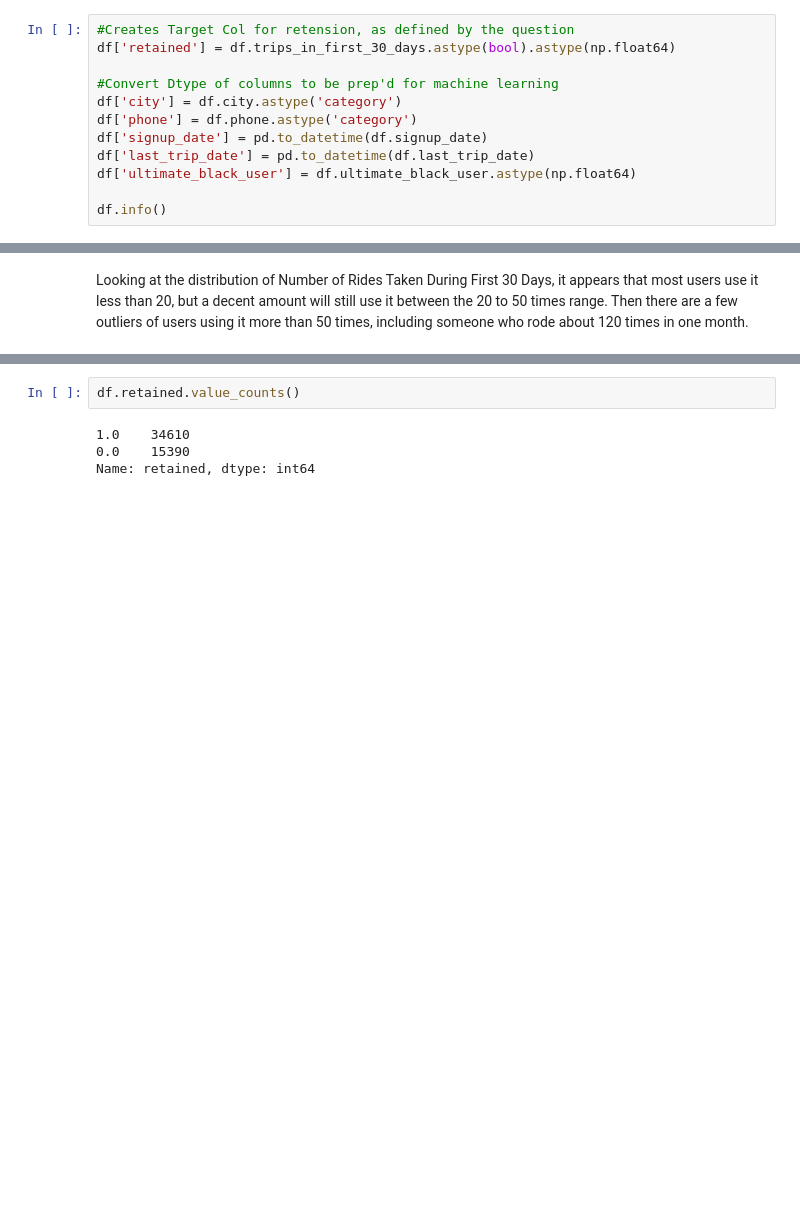
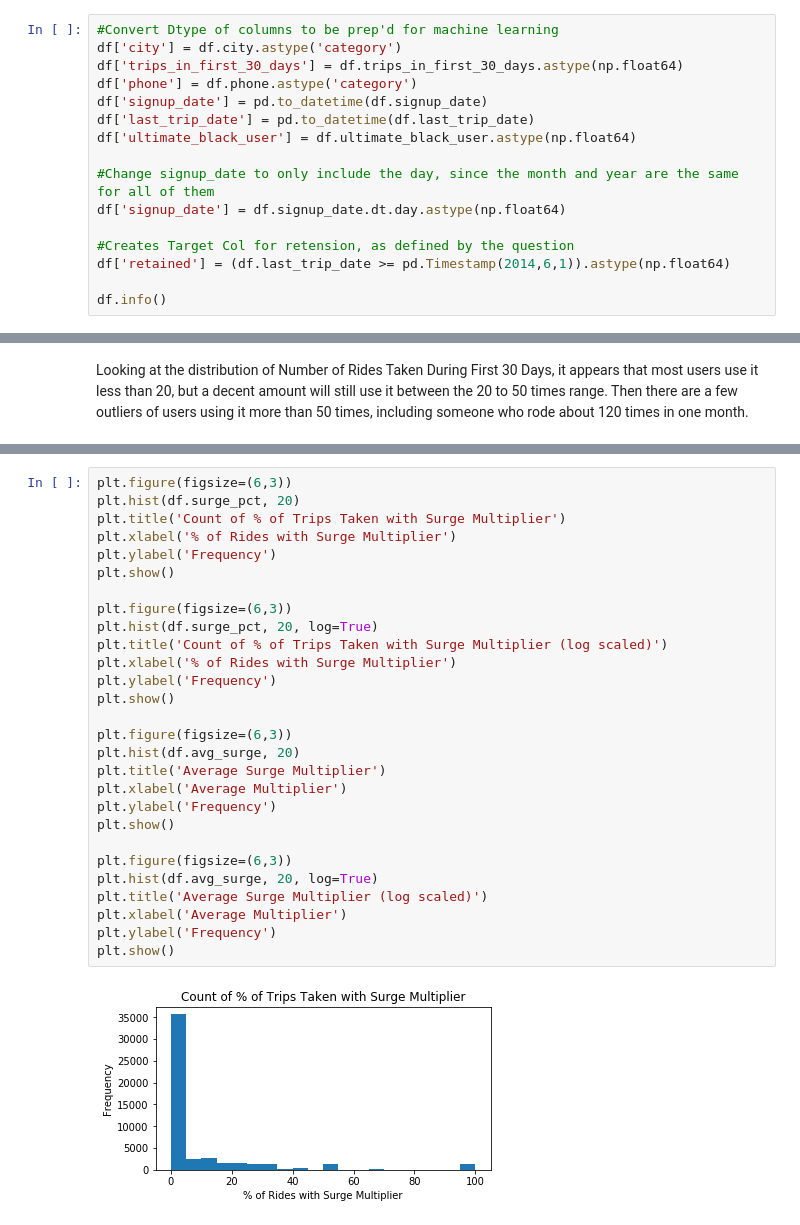
Before and after one commit to alexretana/Springboard, a Jupyter notebook: Ultimate_Inc_Challenge/Data_Analysis_Interview_Challenge_Part3/Data_Analysis_Interview_Challenge_Part3.ipynb, the cells around one changed output, grey strips where cells are left out. Cells and saved outputs as stored; diff of their text form; blank space fills up the shorter version.

```diff
--- a/Ultimate_Inc_Challenge/Data_Analysis_Interview_Challenge_Part3/Data_Analysis_Interview_Challenge_Part3.ipynb
+++ b/Ultimate_Inc_Challenge/Data_Analysis_Interview_Challenge_Part3/Data_Analysis_Interview_Challenge_Part3.ipynb
@@ -12,14 +17,18 @@ df = pd.DataFrame(json_file)
 # %%
-#Creates Target Col for retension, as defined by the question
-df['retained'] = df.trips_in_first_30_days.astype(bool).astype(np.float64)
-
 #Convert Dtype of columns to be prep'd for machine learning
 df['city'] = df.city.astype('category')
+df['trips_in_first_30_days'] = df.trips_in_first_30_days.astype(np.float64)
 df['phone'] = df.phone.astype('category')
 df['signup_date'] = pd.to_datetime(df.signup_date)
 df['last_trip_date'] = pd.to_datetime(df.last_trip_date)
 df['ultimate_black_user'] = df.ultimate_black_user.astype(np.float64)
 
+#Change signup_date to only include the day, since the month and year are the same for all of them
+df['signup_date'] = df.signup_date.dt.day.astype(np.float64)
+
+#Creates Target Col for retension, as defined by the question
+df['retained'] = (df.last_trip_date >= pd.Timestamp(2014,6,1)).astype(np.float64)
+
 df.info()
 # %% [output]
 <class 'pandas.core.frame.DataFrame'>
@@ -164,6 +141,30 @@ plt.bar(x, y)
-# %%
-df.retained.value_counts()
-# %% [output]
-1.0    34610
-0.0    15390
-Name: retained, dtype: int64
+# %%
+plt.figure(figsize=(6,3))
+plt.hist(df.surge_pct, 20)
+plt.title('Count of % of Trips Taken with Surge Multiplier')
+plt.xlabel('% of Rides with Surge Multiplier')
+plt.ylabel('Frequency')
+plt.show()
+
+plt.figure(figsize=(6,3))
+plt.hist(df.surge_pct, 20, log=True)
+plt.title('Count of % of Trips Taken with Surge Multiplier (log scaled)')
+plt.xlabel('% of Rides with Surge Multiplier')
+plt.ylabel('Frequency')
+plt.show()
+
+plt.figure(figsize=(6,3))
+plt.hist(df.avg_surge, 20)
+plt.title('Average Surge Multiplier')
+plt.xlabel('Average Multiplier')
+plt.ylabel('Frequency')
+plt.show()
+
+plt.figure(figsize=(6,3))
+plt.hist(df.avg_surge, 20, log=True)
+plt.title('Average Surge Multiplier (log scaled)')
+plt.xlabel('Average Multiplier')
+plt.ylabel('Frequency')
+plt.show()
+# %% [output]
+[figure, added]
```
Also changed, not shown: parts of 25 cells of this notebook.
